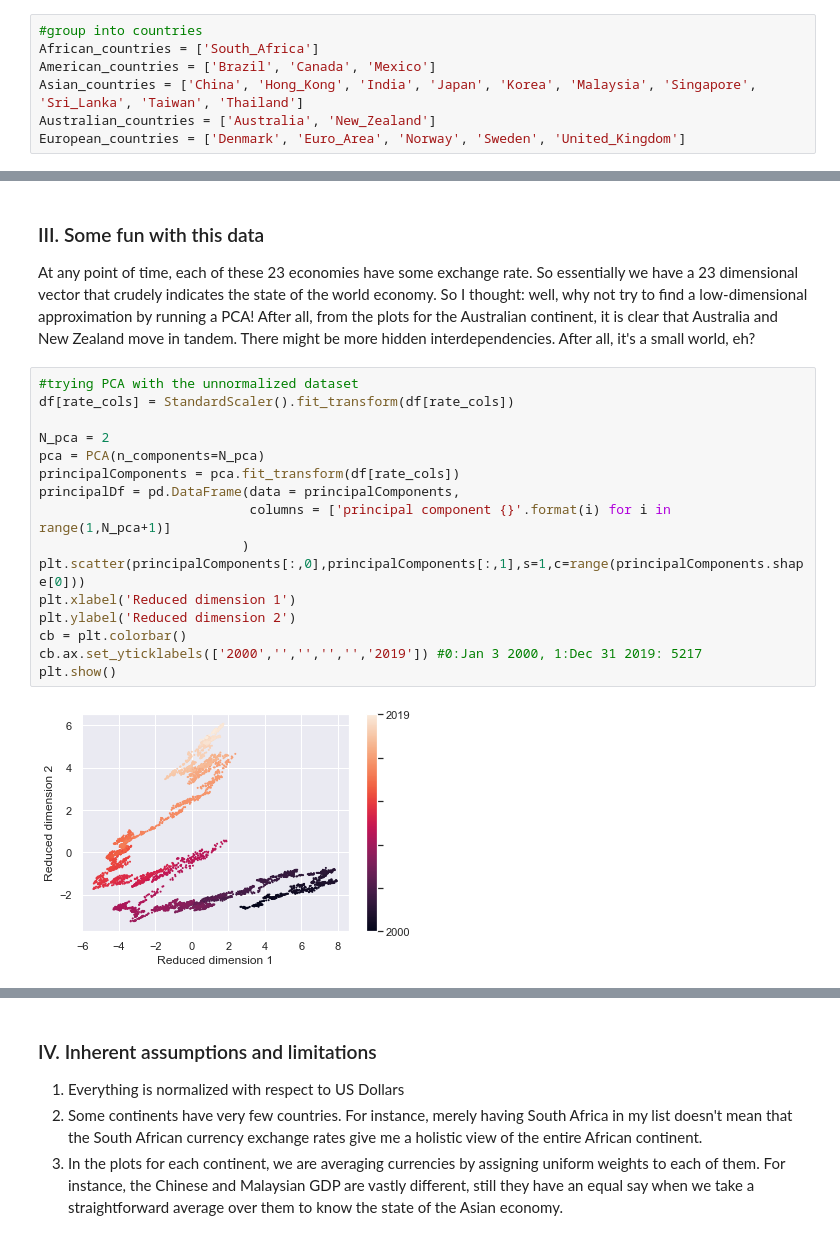
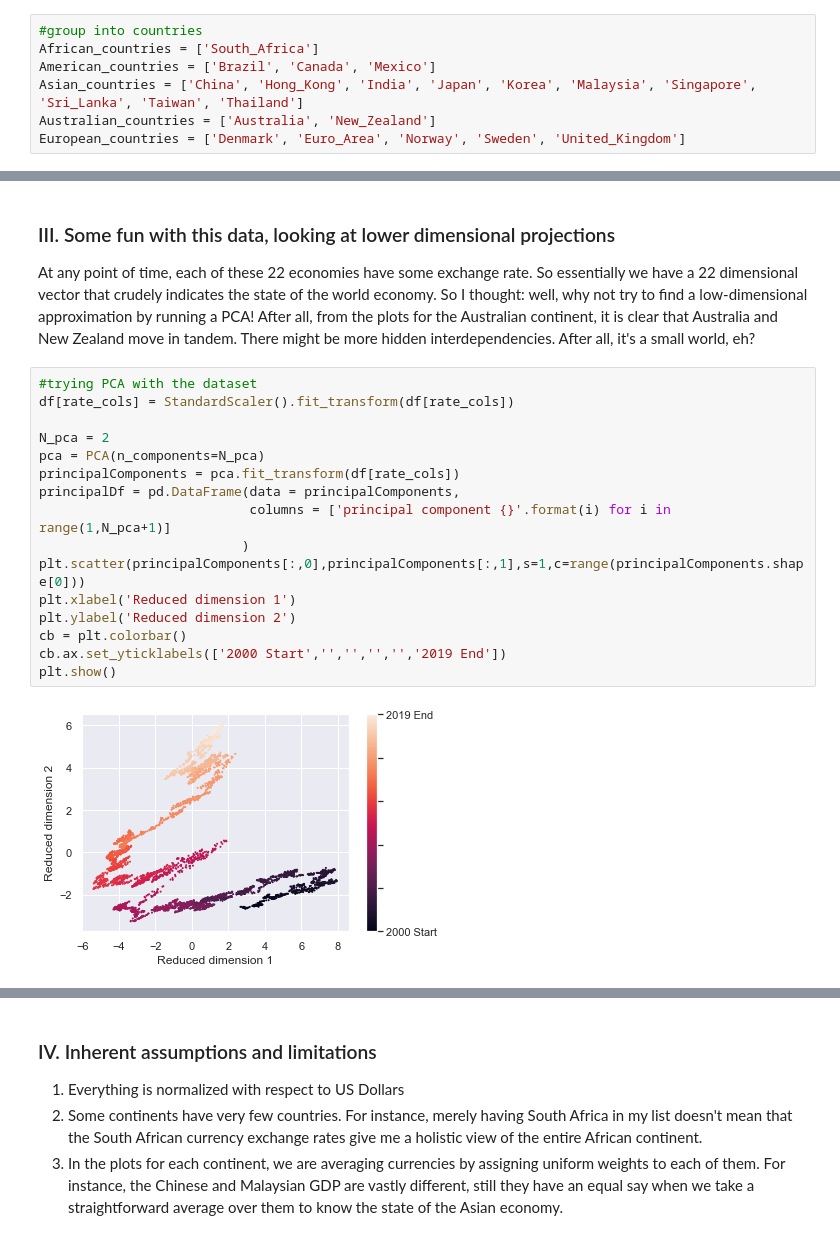
Before and after one commit to austinekrash/ForexRates, a Jupyter notebook: BlogPost.ipynb, the cells around one changed output, grey strips where cells are left out. Saved outputs shown, nothing was run; the diff lists cells and outputs as text.

```diff
--- a/BlogPost.ipynb
+++ b/BlogPost.ipynb
@@ -129,23 +147,23 @@ ax.set_title('Pearson Correlation Matrix');
 # %% [output]
 [figure]
 # %% [markdown]
-### III. Some fun with this data
-At any point of time, each of these 23 economies have some exchange rate. So essentially we have a 23 dimensional vector that crudely indicates the state of the world economy. So I thought: well, why not try to find a low-dimensional approximation by running a PCA! After all, from the plots for the Australian continent, it is clear that Australia and New Zealand move in tandem. There might be more hidden interdependencies. After all, it's a small world, eh?
+### III. Some fun with this data, looking at lower dimensional projections
+At any point of time, each of these 22 economies have some exchange rate. So essentially we have a 22 dimensional vector that crudely indicates the state of the world economy. So I thought: well, why not try to find a low-dimensional approximation by running a PCA! After all, from the plots for the Australian continent, it is clear that Australia and New Zealand move in tandem. There might be more hidden interdependencies. After all, it's a small world, eh?
 # %%
-#trying PCA with the unnormalized dataset
+#trying PCA with the dataset
 df[rate_cols] = StandardScaler().fit_transform(df[rate_cols])
 
 N_pca = 2
 pca = PCA(n_components=N_pca)
 principalComponents = pca.fit_transform(df[rate_cols])
 principalDf = pd.DataFrame(data = principalComponents,
                            columns = ['principal component {}'.format(i) for i in range(1,N_pca+1)]
                           )
 plt.scatter(principalComponents[:,0],principalComponents[:,1],s=1,c=range(principalComponents.shape[0]))
 plt.xlabel('Reduced dimension 1')
 plt.ylabel('Reduced dimension 2')
 cb = plt.colorbar()
-cb.ax.set_yticklabels(['2000','','','','','2019']) #0:Jan 3 2000, 1:Dec 31 2019: 5217
+cb.ax.set_yticklabels(['2000 Start','','','','','2019 End'])
 plt.show()
 # %% [output]
-[figure, old version]
+[figure, new version]
```
Also changed, not shown: parts of 11 cells of this notebook, 1 other file.
